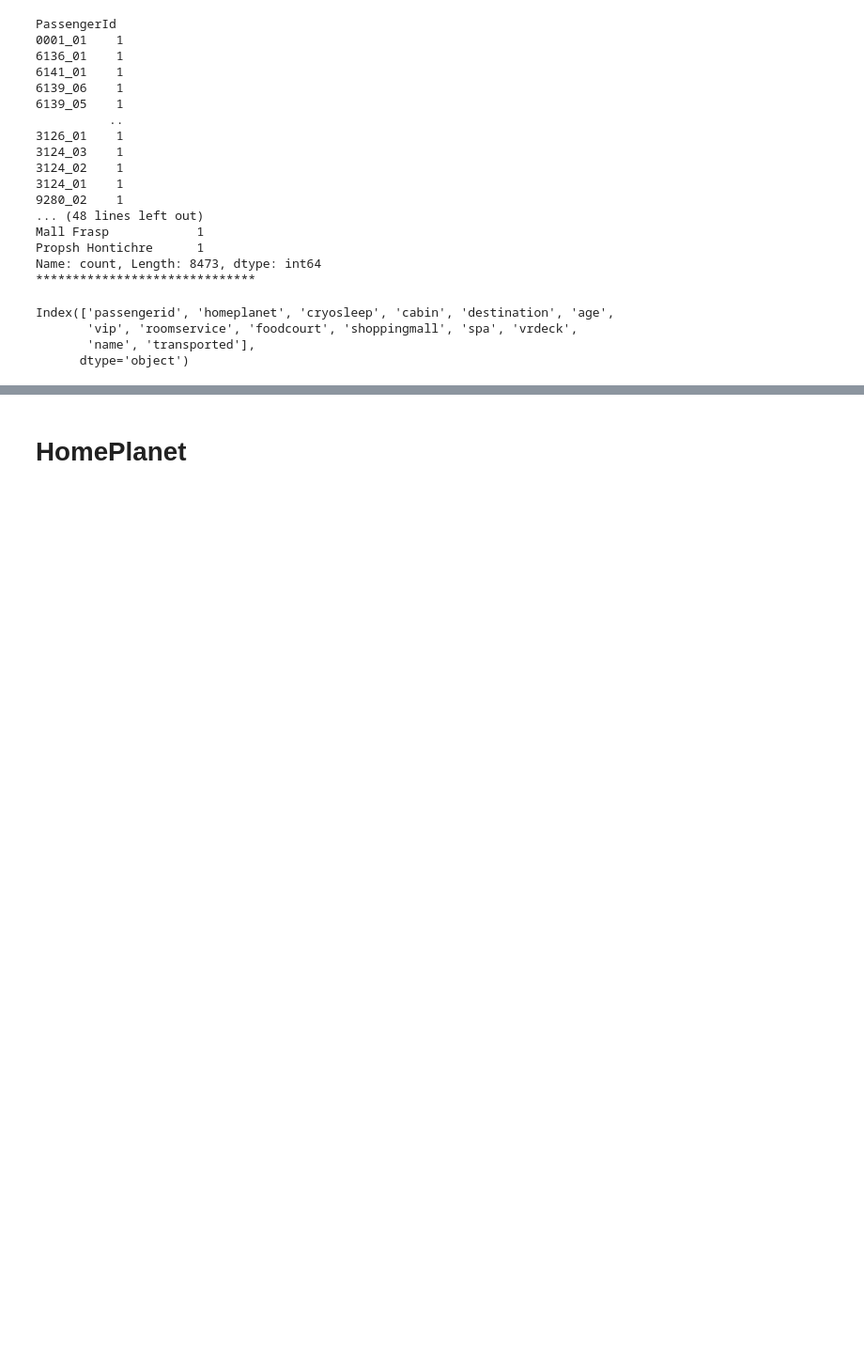
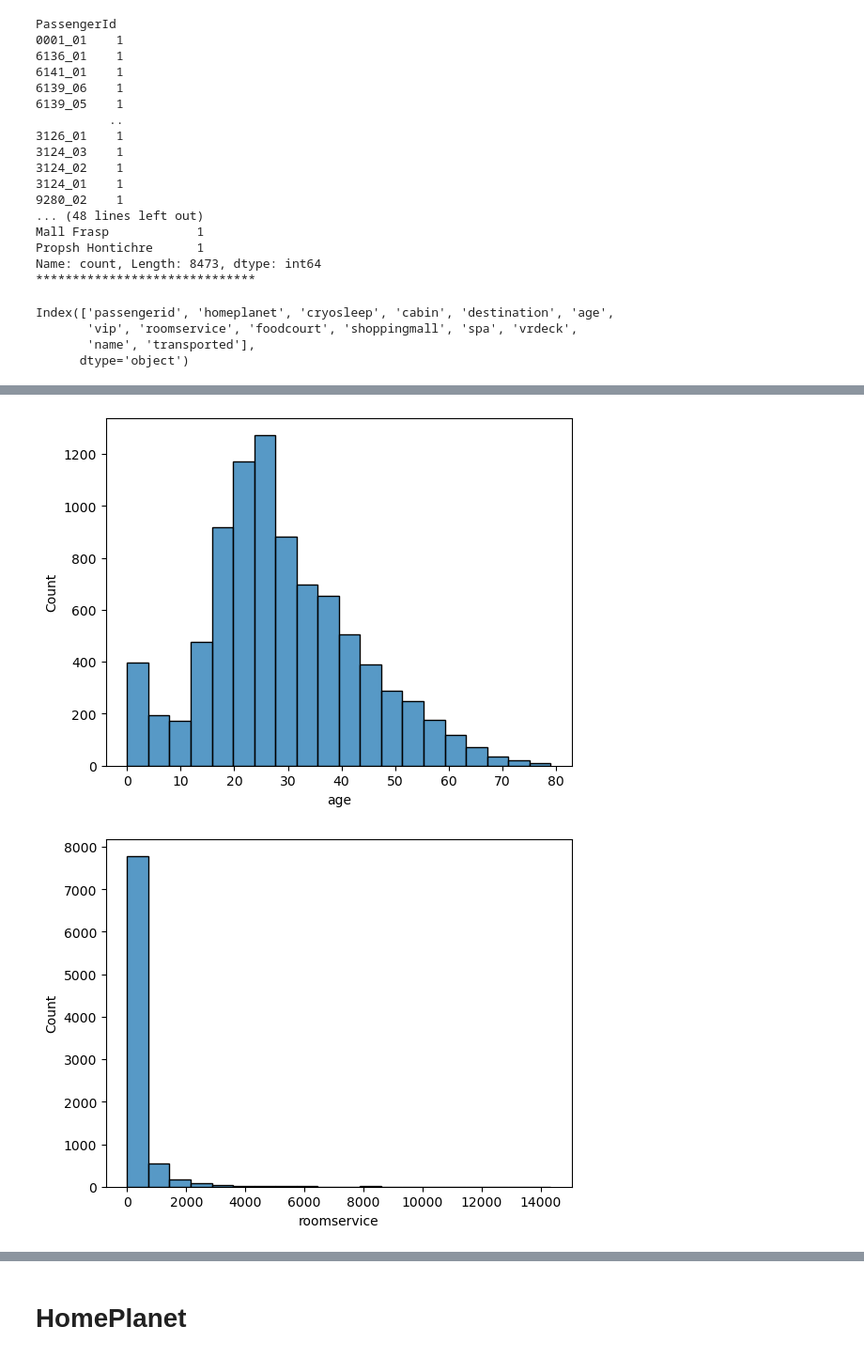
Before and after one commit to heereenveen/Kaggle, a Jupyter notebook: Spaceship Titanic/spaceship_titanic.ipynb, the cells around one changed output, grey strips where cells are left out. Shown: that part at 94% size. Drawn from its saved outputs; the diff is of its cells as text; code cells hidden in the pictures; blank space fills up the shorter version.

```diff
--- a/Spaceship Titanic/spaceship_titanic.ipynb
+++ b/Spaceship Titanic/spaceship_titanic.ipynb
@@ -92,0 +114,9 @@ data_train = pd.DataFrame(imputer.fit_transform(data_train), columns=data_train.
+# %%
+numeric_columns = ['age', 'roomservice', 'foodcourt', 'shoppingmall', 'spa', 'vrdeck']
+
+for i in numeric_columns:
+    sns.histplot(data=data_train, x=i, bins=20)
+    plt.show()
+# %% [output]
+[figure, added]
+[figure, added]
```
Also changed, not shown: parts of 5 cells of this notebook.
